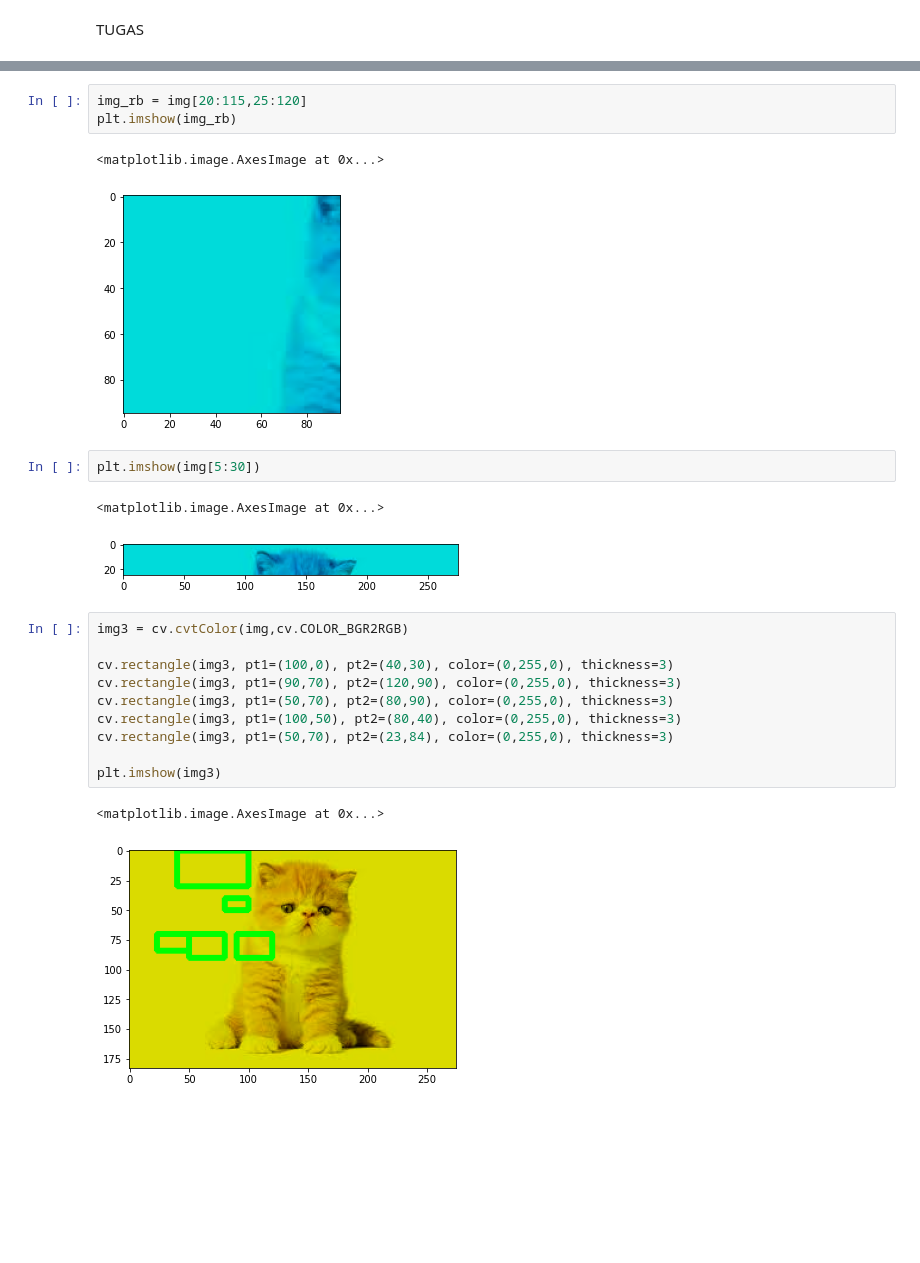
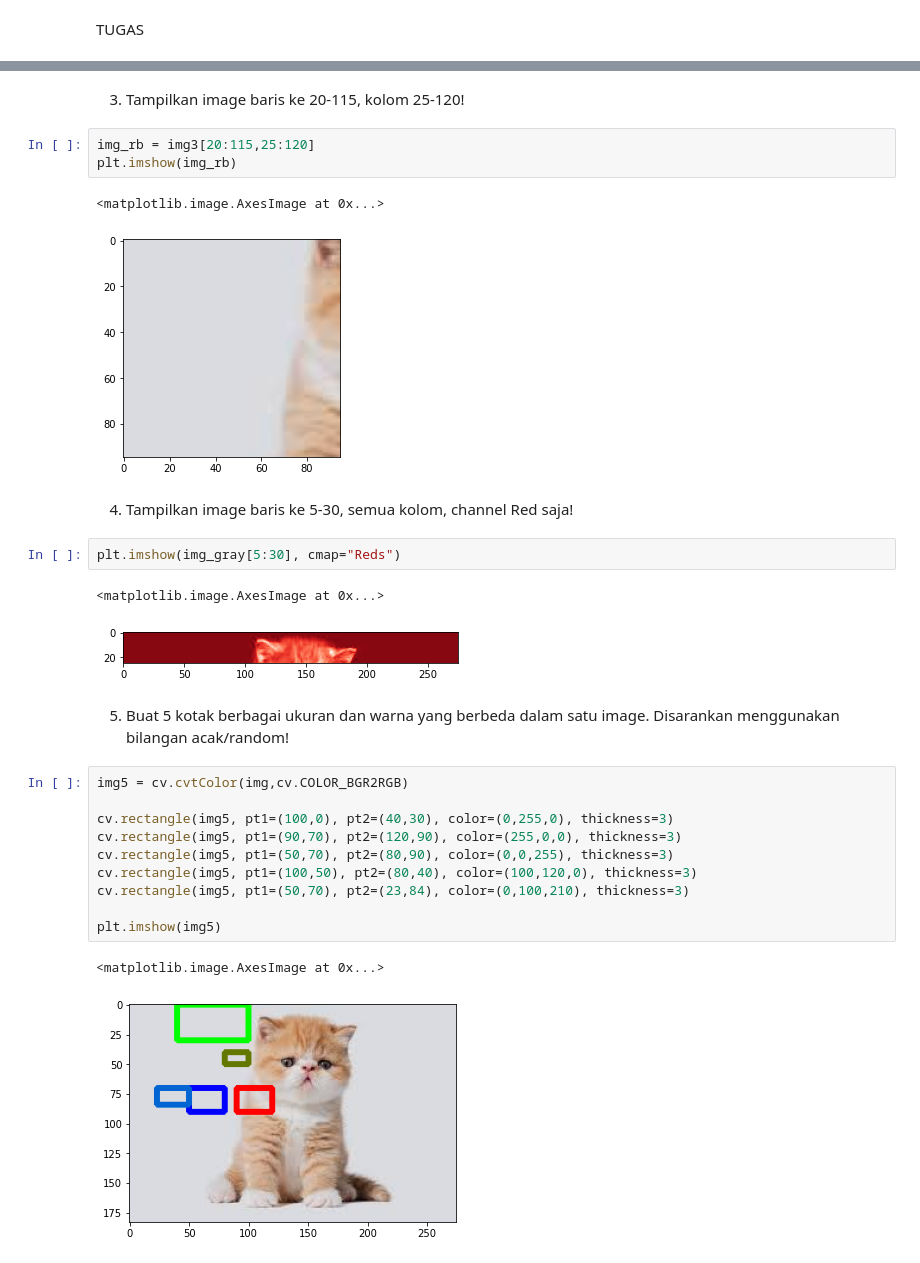
Before and after one commit to ifaindrianningsih/PCVK_Genap-2023, a Jupyter notebook: Week2.ipynb, the cells around one changed output, grey strips where cells are left out. Cells and saved outputs as stored; diff of their text form; blank space fills up the shorter version.

```diff
--- a/Week2.ipynb
+++ b/Week2.ipynb
@@ -150,24 +148,30 @@ plt.imshow(img_gb)
+# %% [markdown]
+3.	Tampilkan image baris ke 20-115, kolom 25-120!
 # %%
-img_rb = img[20:115,25:120]
+img_rb = img3[20:115,25:120]
 plt.imshow(img_rb)
 # %% [output]
 <matplotlib.image.AxesImage at 0x...>
-[figure, old version]
+[figure, new version]
+# %% [markdown]
+4.	Tampilkan image baris ke 5-30, semua kolom, channel Red saja!
 # %%
-plt.imshow(img[5:30])
+plt.imshow(img_gray[5:30], cmap="Reds")
 # %% [output]
 <matplotlib.image.AxesImage at 0x...>
-[figure, old version]
+[figure, new version]
+# %% [markdown]
+5.	Buat 5 kotak berbagai ukuran dan warna yang berbeda dalam satu image. Disarankan menggunakan bilangan acak/random!
 # %%
-img3 = cv.cvtColor(img,cv.COLOR_BGR2RGB)
+img5 = cv.cvtColor(img,cv.COLOR_BGR2RGB)
 
-cv.rectangle(img3, pt1=(100,0), pt2=(40,30), color=(0,255,0), thickness=3)
-cv.rectangle(img3, pt1=(90,70), pt2=(120,90), color=(0,255,0), thickness=3)
-cv.rectangle(img3, pt1=(50,70), pt2=(80,90), color=(0,255,0), thickness=3)
-cv.rectangle(img3, pt1=(100,50), pt2=(80,40), color=(0,255,0), thickness=3)
-cv.rectangle(img3, pt1=(50,70), pt2=(23,84), color=(0,255,0), thickness=3)
+cv.rectangle(img5, pt1=(100,0), pt2=(40,30), color=(0,255,0), thickness=3)
+cv.rectangle(img5, pt1=(90,70), pt2=(120,90), color=(255,0,0), thickness=3)
+cv.rectangle(img5, pt1=(50,70), pt2=(80,90), color=(0,0,255), thickness=3)
+cv.rectangle(img5, pt1=(100,50), pt2=(80,40), color=(100,120,0), thickness=3)
+cv.rectangle(img5, pt1=(50,70), pt2=(23,84), color=(0,100,210), thickness=3)
 
-plt.imshow(img3)
+plt.imshow(img5)
 # %% [output]
 <matplotlib.image.AxesImage at 0x...>
-[figure, old version]
+[figure, new version]
```
Also changed, not shown: parts of 17 cells of this notebook.
